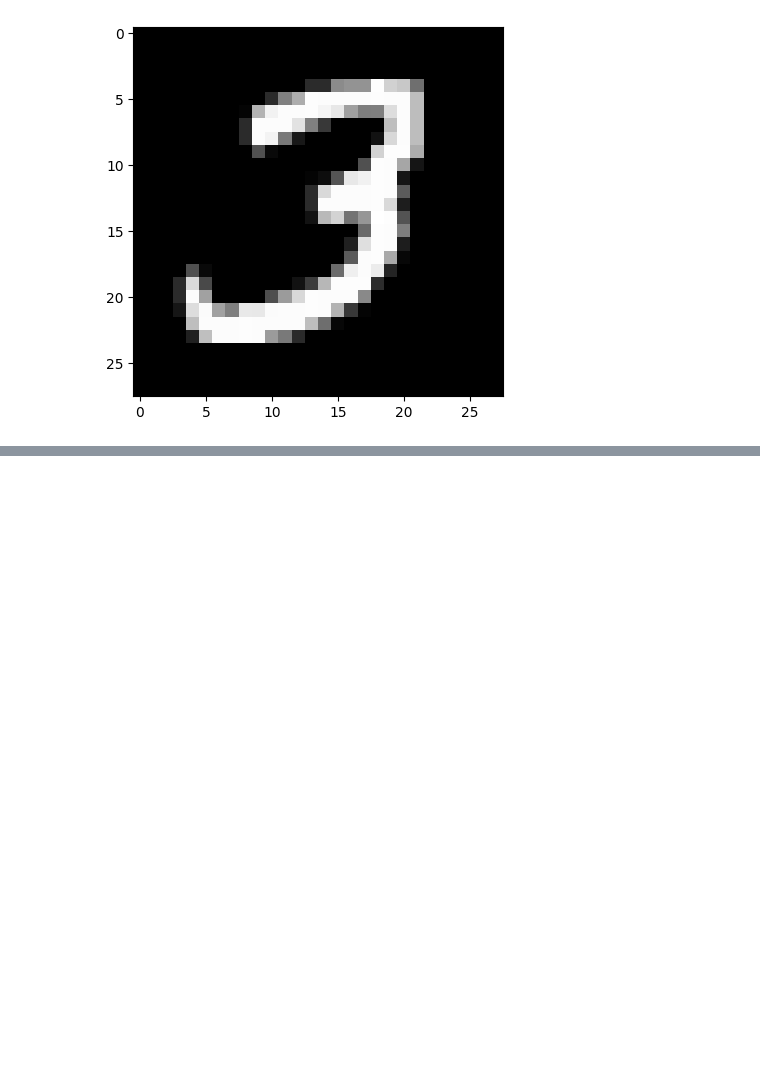
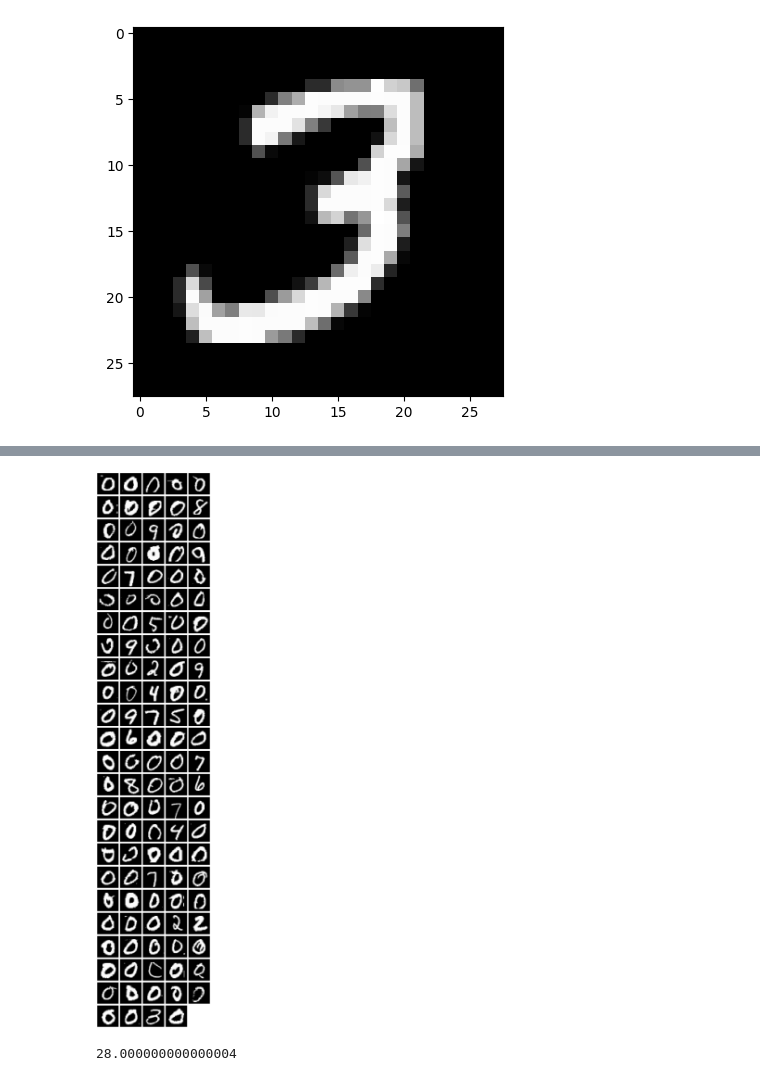
Before and after one commit to parsamhb82/MNIST_with_anomaly, a Jupyter notebook: Mnist_with_anomaly.ipynb, the cells around one changed output, grey strips where cells are left out. Cells and saved outputs as stored; diff of their text form; code cells hidden in the pictures; blank space fills up the shorter version.

```diff
--- a/Mnist_with_anomaly.ipynb
+++ b/Mnist_with_anomaly.ipynb
@@ -112,0 +137,23 @@ percentage_of_finded_anomalities(anomalies, anomalies_indices)
+# %%
+anomaly_indices = np.where(log_likelihood < threshold)[0]
+anomalies = matrix[anomaly_indices]
+# %%
+num_anomalies = len(anomaly_indices)
+cols = 5
+rows = int(np.ceil(num_anomalies / cols))
+fig, axes = plt.subplots(rows, cols, figsize=(cols * 2, rows * 2))
+axes = axes.flatten()
+
+for i in range(len(axes)):
+    if i < num_anomalies:
+        axes[i].imshow(anomalies[i].reshape(28, 28), cmap='gray')
+    axes[i].axis('off')  # Hide axis
+
+plt.tight_layout()
+plt.show()
+# %% [output]
+[figure, added]
+# %%
+percentage_of_finded_anomalities(anomaly_indices, anomalies_indices)
+# %% [output]
+28.000000000000004
```
Also changed, not shown: parts of 22 cells of this notebook.
